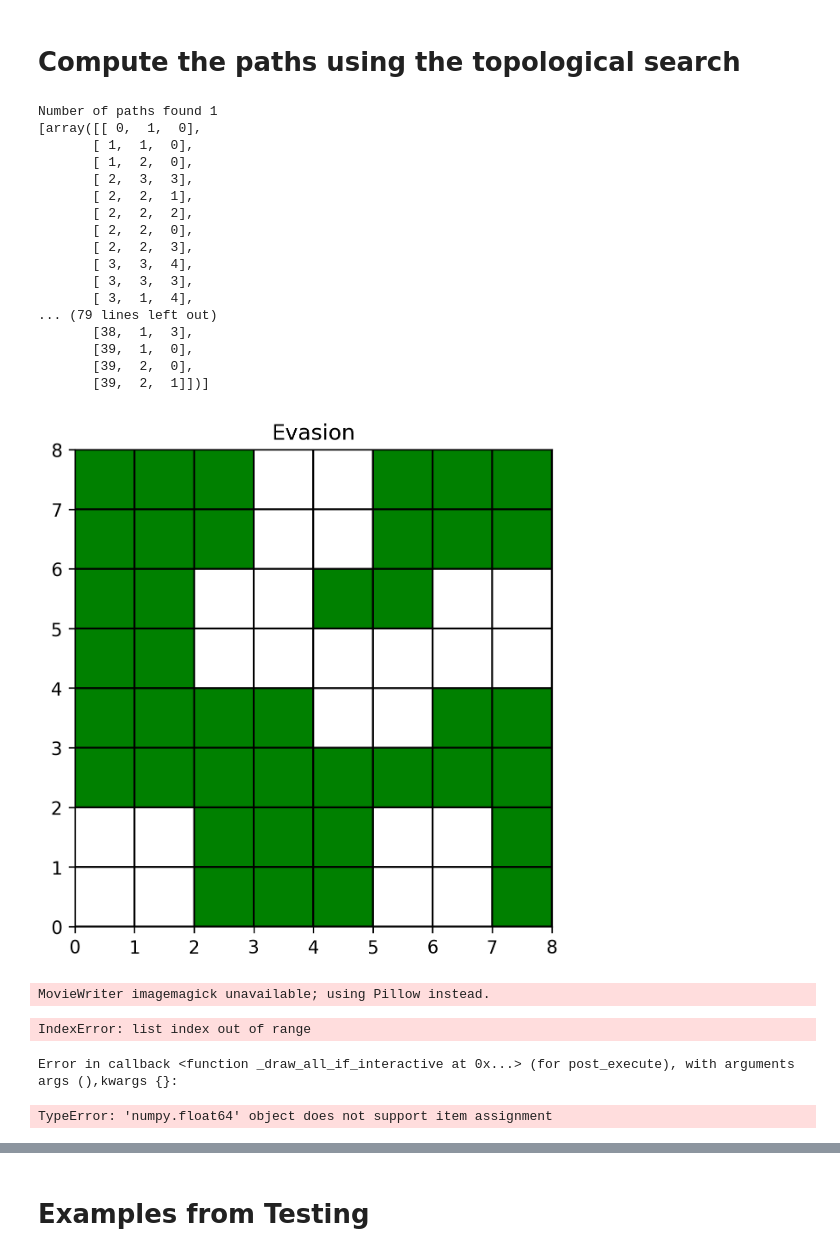
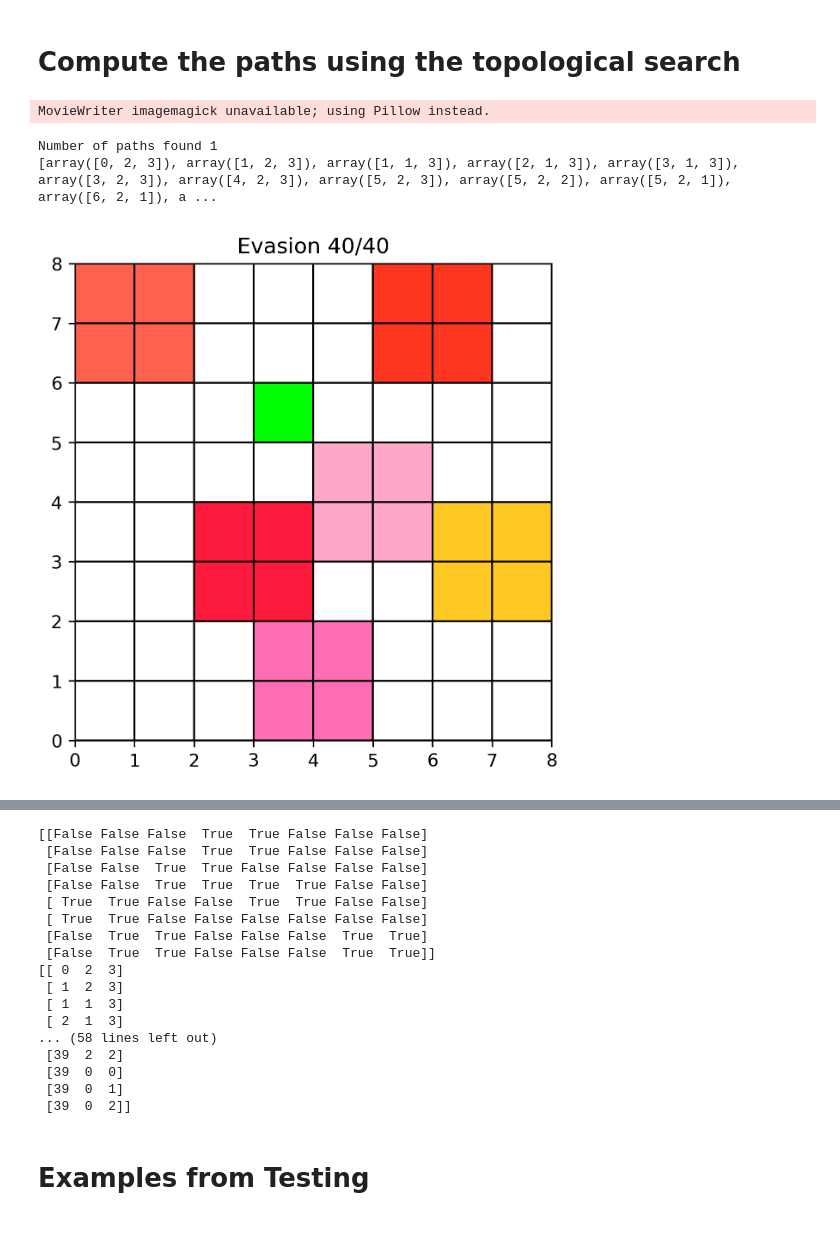
Before and after one commit to NejcHirci/TDA-evasion, a Jupyter notebook: examples.ipynb, the cells around one changed output, grey strips where cells are left out. Cells and saved outputs as stored; diff of their text form; code cells hidden in the pictures.

Commit message:
Mostly fixed plotting

```diff
--- a/examples.ipynb
+++ b/examples.ipynb
@@ -45,31 +46,12 @@ space = constructSpace(sensors, period, dim=8)
 # %%
 paths = narrowPaths(space)
 print(f"Number of paths found {len(paths)}")
 pathId = 0
 if len(paths) > 0:
     pathCoords = paths[pathId]
-    visualize_space(space, pathCoords)
     visualize(locs, pathCoords, grid_size=8)
 # %% [output]
-Number of paths found 1
-[array([[ 0,  1,  0],
-       [ 1,  1,  0],
-       [ 1,  2,  0],
-       [ 2,  3,  3],
-       [ 2,  2,  1],
-       [ 2,  2,  2],
-       [ 2,  2,  0],
-       [ 2,  2,  3],
-       [ 3,  3,  4],
-       [ 3,  3,  3],
-       [ 3,  1,  4],
-... (79 lines left out)
-       [38,  1,  3],
-       [39,  1,  0],
-       [39,  2,  0],
-       [39,  2,  1]])]
+MovieWriter imagemagick unavailable; using Pillow instead.
+Number of paths found 1
+[array([0, 2, 3]), array([1, 2, 3]), array([1, 1, 3]), array([2, 1, 3]), array([3, 1, 3]), array([3, 2, 3]), array([4, 2, 3]), array([5, 2, 3]), array([5, 2, 2]), array([5, 2, 1]), array([6, 2, 1]), a ...
-[figure, old version]
+[figure, new version]
-MovieWriter imagemagick unavailable; using Pillow instead.
-IndexError: list index out of range
-Error in callback <function _draw_all_if_interactive at 0x...> (for post_execute), with arguments args (),kwargs {}:
-TypeError: 'numpy.float64' object does not support item assignment
@@ -77,3 +58,24 @@ TypeError: 'numpy.float64' object does not support item assignment
+# %%
+print(space[34])
+print(pathCoords)
+# %% [output]
+[[False False False  True  True False False False]
+ [False False False  True  True False False False]
+ [False False  True  True False False False False]
+ [False False  True  True  True  True False False]
+ [ True  True False False  True  True False False]
+ [ True  True False False False False False False]
+ [False  True  True False False False  True  True]
+ [False  True  True False False False  True  True]]
+[[ 0  2  3]
+ [ 1  2  3]
+ [ 1  1  3]
+ [ 2  1  3]
+... (58 lines left out)
+ [39  2  2]
+ [39  0  0]
+ [39  0  1]
+ [39  0  2]]
 # %% [markdown]
 # Examples from Testing
 # %%
```
Also changed, not shown: parts of 5 cells of this notebook, 5 other files.
